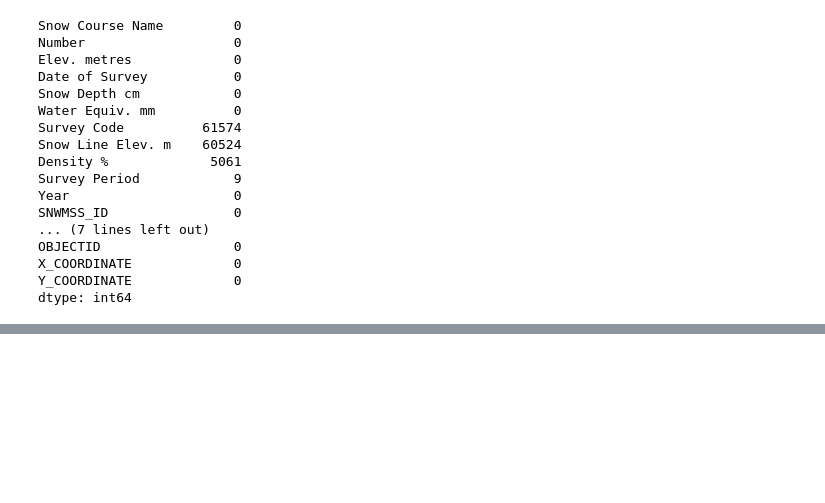
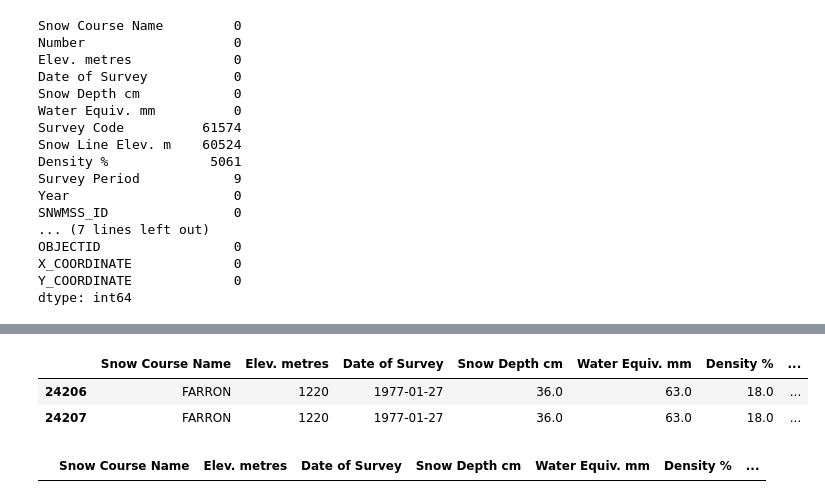
Before and after one commit to Oliver2552/Snow_Depth_Patterns_BC, a Jupyter notebook: src/snow_survey_EDA.ipynb, the cells around one changed output, grey strips where cells are left out. Cells and saved outputs as stored; diff of their text form; code cells hidden in the pictures; blank space fills up the shorter version.

```diff
--- a/src/snow_survey_EDA.ipynb
+++ b/src/snow_survey_EDA.ipynb
@@ -597,0 +641,10 @@ len(unique_snowcourses2)
+# %%
+# Lets check for duplicate values:
+snow_survey_df5_duplicates = snow_survey_df5[snow_survey_df5.duplicated()]
+snow_survey_df5_duplicates
+
+# we can see a duplicate..
+# %% [output]
+|  | Snow Course Name | Elev. metres | Date of Survey | Snow Depth cm | Water Equiv. mm | Density % | ... |
+| 24206 | FARRON | 1220 | 1977-01-27 | 36.0 | 63.0 | 18.0 | ... |
+| 24207 | FARRON | 1220 | 1977-01-27 | 36.0 | 63.0 | 18.0 | ... |
@@ -597,0 +660,8 @@ len(unique_snowcourses2)
+# %%
+# Lets check for duplicates again..
+snow_survey_df6_duplicates = snow_survey_df6[snow_survey_df6.duplicated()]
+snow_survey_df6_duplicates
+
+# Nice, theyre gone!
+# %% [output]
+|  | Snow Course Name | Elev. metres | Date of Survey | Snow Depth cm | Water Equiv. mm | Density % | ... |
```
Also changed, not shown: parts of 8 cells of this notebook, 2 other files.
